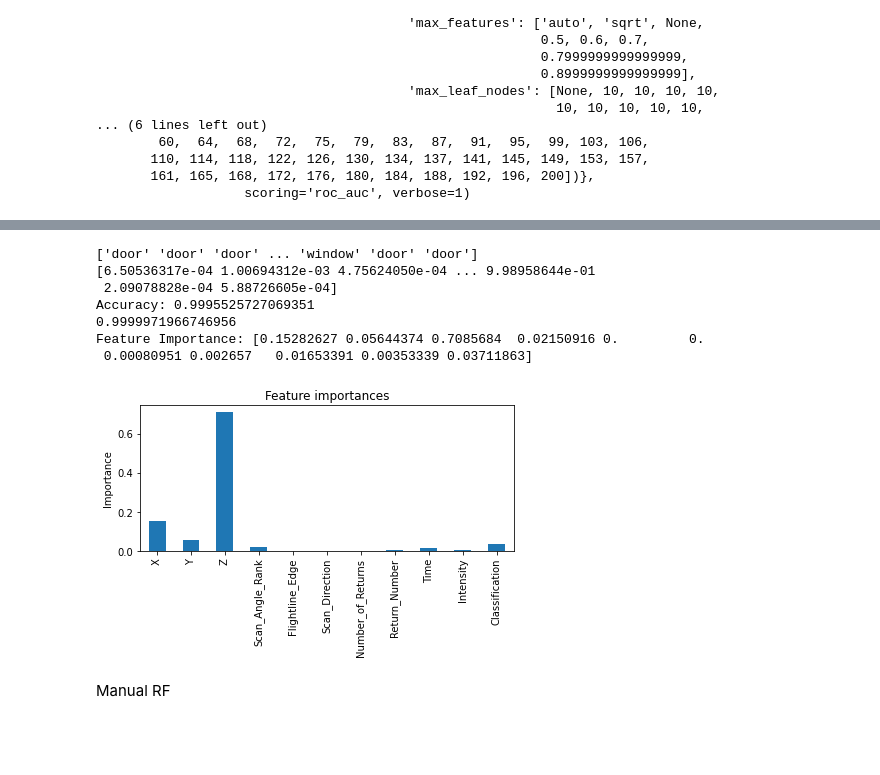
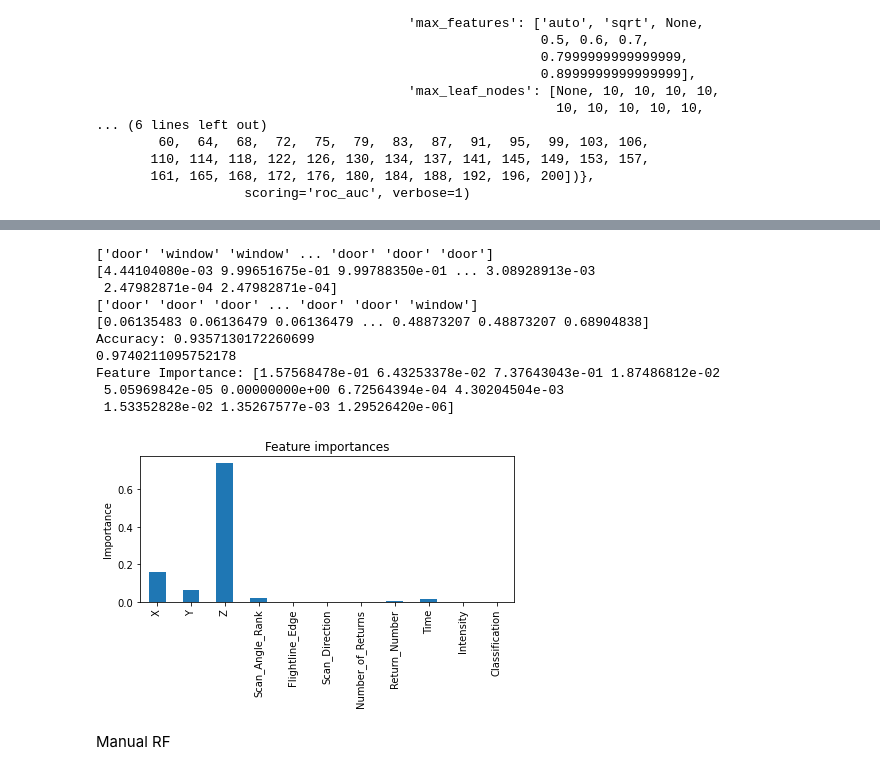
Before and after one commit to meishinlee/Building-Feature-Classification, a Jupyter notebook: Window vs Door/RandomForest.ipynb, the cells around one changed output, grey strips where cells are left out. Cells and saved outputs as stored; diff of their text form; code cells hidden in the pictures; blank space fills up the shorter version.

```diff
--- a/Window vs Door/RandomForest.ipynb
+++ b/Window vs Door/RandomForest.ipynb
@@ -209,40 +211,48 @@ RandomForestClassifier(max_depth=10, max_features=0.6, max_leaf_nodes=48,
 # %%
 best_model_train_rf_predictions = best_model.predict(x_train)
 best_model_train_rf_probs = best_model.predict_proba(x_train)[:, 1]
 
 best_model_test_rf_predictions = best_model.predict(x_test)
 best_model_test_rf_probs = best_model.predict_proba(x_test)[:, 1]
 print(best_model_test_rf_predictions)
 print(best_model_test_rf_probs)
 
-print("Accuracy:",np.mean(best_model_test_rf_predictions == y_test))
+best_model_test_rf_predictions = best_model.predict(x1)
+best_model_test_rf_probs = best_model.predict_proba(x1)[:, 1]
+print(best_model_test_rf_predictions)
+print(best_model_test_rf_probs)
 
-best_model_roc_value = roc_auc_score(y_test, best_model_test_rf_probs)
+print("Accuracy:",np.mean(best_model_test_rf_predictions == y1))
+
+best_model_roc_value = roc_auc_score(y1, best_model_test_rf_probs)
 print(best_model_roc_value)
 
 importances = best_model.feature_importances_
 print("Feature Importance:",importances)
 
 std = np.std([
     best_model.feature_importances_ for tree in best_model.estimators_], axis=0)
 
 feature_names = ['X','Y','Z','Scan_Angle_Rank','Flightline_Edge','Scan_Direction','Number_of_Returns','Return_Number','Time','Intensity','Classification']
 forest_importances = pd.Series(importances, index=feature_names)
 
 fig, ax = plt.subplots()
 forest_importances.plot.bar(yerr=std, ax=ax)
 ax.set_title("Feature importances")
 ax.set_ylabel("Importance")
 fig.tight_layout()
 # %% [output]
-['door' 'door' 'door' ... 'window' 'door' 'door']
-[6.50536317e-04 1.00694312e-03 4.75624050e-04 ... 9.98958644e-01
- 2.09078828e-04 5.88726605e-04]
-Accuracy: 0.9995525727069351
-0.9999971966746956
-Feature Importance: [0.15282627 0.05644374 0.7085684  0.02150916 0.         0.
- 0.00080951 0.002657   0.01653391 0.00353339 0.03711863]
+['door' 'window' 'window' ... 'door' 'door' 'door']
+[4.44104080e-03 9.99651675e-01 9.99788350e-01 ... 3.08928913e-03
+ 2.47982871e-04 2.47982871e-04]
+['door' 'door' 'door' ... 'door' 'door' 'window']
+[0.06135483 0.06136479 0.06136479 ... 0.48873207 0.48873207 0.68904838]
+Accuracy: 0.9357130172260699
+0.9740211095752178
+Feature Importance: [1.57568478e-01 6.43253378e-02 7.37643043e-01 1.87486812e-02
+ 5.05969842e-05 0.00000000e+00 6.72564394e-04 4.30204504e-03
+ 1.53352828e-02 1.35267577e-03 1.29526420e-06]
-[figure, old version]
+[figure, new version]
 # %% [markdown]
 Manual RF
 # %%
```
Also changed, not shown: parts of 5 cells of this notebook, 2 other files.
